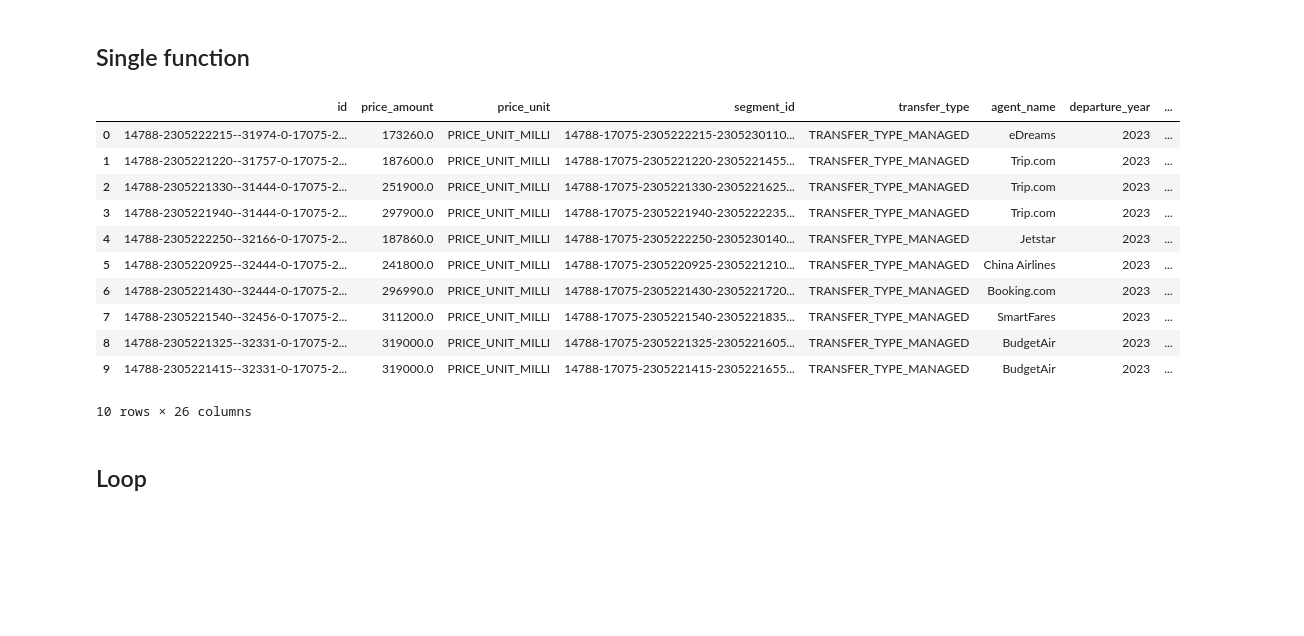
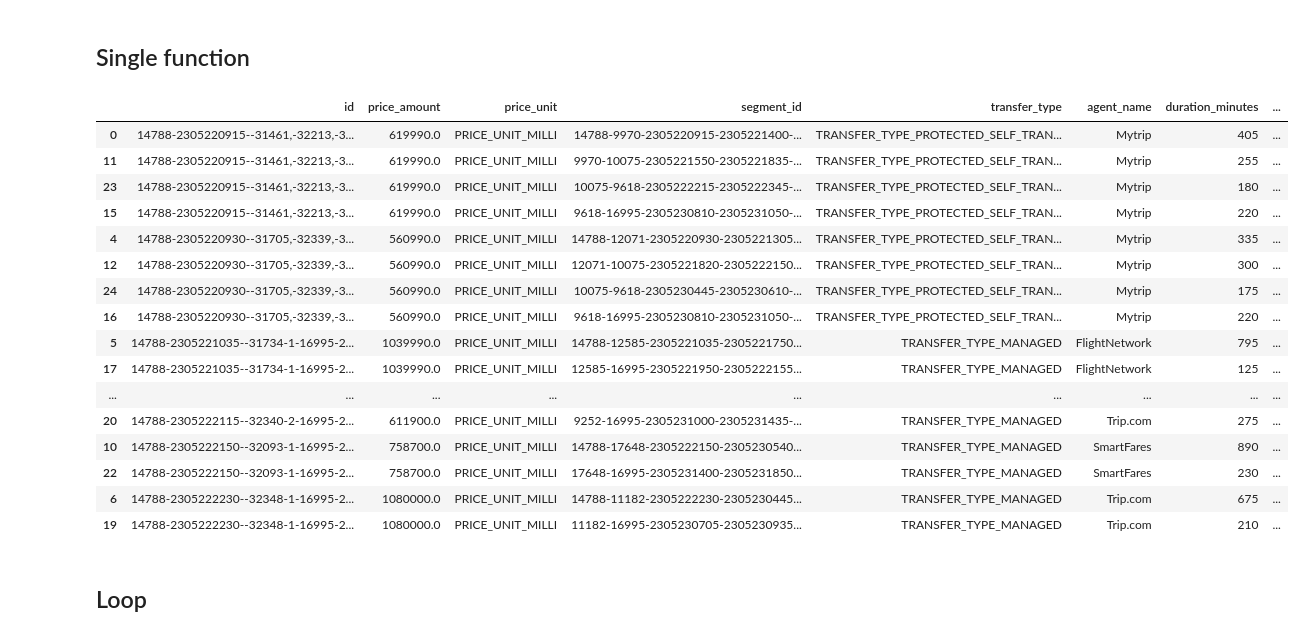
Before and after one commit to vdelimad/tsb-with-reinforcement-learning, a Jupyter notebook: Code/flight_data_gathering.ipynb, the cells around one changed output. Cells and saved outputs as stored; diff of their text form; code cells hidden in the pictures; blank space fills up the shorter version.

```diff
--- a/Code/flight_data_gathering.ipynb
+++ b/Code/flight_data_gathering.ipynb
@@ -222,8 +253,8 @@ def clean_segments_table(flight_tables):
     segments = pd.DataFrame(rows)
 
     # combine time columns
-    #combine_to_datetime(segments, 'departure')
-    #combine_to_datetime(segments, 'arrival')
+    combine_to_datetime(segments, 'departure')
+    combine_to_datetime(segments, 'arrival')
 
     # rename id column
     return segments.rename(columns={'id': 'segment_id'})
@@ -231,5 +262,5 @@ def clean_segments_table(flight_tables):
 
 # test
 segments = clean_segments_table(flight_tables)
-display(segments.head())
+display(segments.head(100))
 # %% [output]
@@ -379,8 +425,19 @@ display(alliances.head())
 ## Combine
 # %%
 def create_full_journey_table(departure_airport, arrival_airport, itineraries_table, agents_table, segments_table, carriers_table, places_table):
-    # sort lowest to higest price
-    trips_df = itineraries_table.sort_values(by="price_amount", ascending=True)
+
+    trips_df = itineraries_table
+
+    # sort by id
+    #trips_df = itineraries_table.sort_values(by="id", ascending=True)
+    #trips_df = trips_df.sort_values(by="price_amount", ascending=True)
+
+    # temp column to preserve order
+    # Add a temporary column to store the original index
+    trips_df['temp_index'] = trips_df.index
+
+
+    # price to float
     trips_df['price_amount'] = trips_df['price_amount'].astype(float)
 
     # drop unecesary columns
@@ -410,8 +467,18 @@ def create_full_journey_table(departure_airport, arrival_airport, itineraries_ta
     trips_df = trips_df.drop(['origin_place_id', 'destination_place_id', 'entity_id_x', 'entity_id_y'], axis=1)
 
     # results don't only show airports requested, remove unrequested airports
-    trips_df = trips_df[trips_df['origin_place_iata'] == departure_airport]
-    trips_df = trips_df[trips_df['destination_place_iata'] == arrival_airport]
+    #trips_df = trips_df[trips_df['origin_place_iata'] == departure_airport]
+    #trips_df = trips_df[trips_df['destination_place_iata'] == arrival_airport]
+
+    # sort and drop temp column
+    # Sort the merged DataFrame based on the temporary column
+    trips_df = trips_df.sort_values('temp_index')
+
+    # Drop the temporary column
+    trips_df = trips_df.drop('temp_index', axis=1)
+
+    #trips_df = trips_df.sort_values(by=['price_amount', 'id'], ascending=[True, True])
+
     return trips_df
 
 
@@ -426,34 +508,39 @@ display(trips_df.head(100))
 # %%
 # set departure and arrival airports
 departure_airport = 'NRT'
-arrival_airport = 'TPE'
+arrival_airport = 'TLV'
 
-def get_flight_data(departure_airport, arrival_airport):
+def get_flight_data(departure_airport, arrival_airport, year, month, day):
 
-    flight_tables = get_flight_tables(departure_airport, arrival_airport)
+    flight_tables = get_flight_tables(departure_airport, arrival_airport, year, month, day)
 
     itineraries_table = clean_itineraries_table(flight_tables)
     agents_table = clean_agents_table(flight_tables)
     segments_table = clean_segments_table(flight_tables)
     carriers_table = clean_carriers_table(flight_tables)
     places_table =clean_places_table(flight_tables)
 
     return create_full_journey_table(departure_airport, arrival_airport, itineraries_table, agents_table, segments_table, carriers_table, places_table)
 
-get_flight_data(departure_airport, arrival_airport)
+get_flight_data(departure_airport, arrival_airport, 2023, 5, 22)
 # %% [output]
-|  | id | price_amount | price_unit | segment_id | transfer_type | agent_name | departure_year | ... |
-| 0 | 14788-2305222215--31974-0-17075-2... | 173260.0 | PRICE_UNIT_MILLI | 14788-17075-2305222215-2305230110... | TRANSFER_TYPE_MANAGED | eDreams | 2023 | ... |
-| 1 | 14788-2305221220--31757-0-17075-2... | 187600.0 | PRICE_UNIT_MILLI | 14788-17075-2305221220-2305221455... | TRANSFER_TYPE_MANAGED | Trip.com | 2023 | ... |
-| 2 | 14788-2305221330--31444-0-17075-2... | 251900.0 | PRICE_UNIT_MILLI | 14788-17075-2305221330-2305221625... | TRANSFER_TYPE_MANAGED | Trip.com | 2023 | ... |
-| 3 | 14788-2305221940--31444-0-17075-2... | 297900.0 | PRICE_UNIT_MILLI | 14788-17075-2305221940-2305222235... | TRANSFER_TYPE_MANAGED | Trip.com | 2023 | ... |
-| 4 | 14788-2305222250--32166-0-17075-2... | 187860.0 | PRICE_UNIT_MILLI | 14788-17075-2305222250-2305230140... | TRANSFER_TYPE_MANAGED | Jetstar | 2023 | ... |
-| 5 | 14788-2305220925--32444-0-17075-2... | 241800.0 | PRICE_UNIT_MILLI | 14788-17075-2305220925-2305221210... | TRANSFER_TYPE_MANAGED | China Airlines | 2023 | ... |
-| 6 | 14788-2305221430--32444-0-17075-2... | 296990.0 | PRICE_UNIT_MILLI | 14788-17075-2305221430-2305221720... | TRANSFER_TYPE_MANAGED | Booking.com | 2023 | ... |
-| 7 | 14788-2305221540--32456-0-17075-2... | 311200.0 | PRICE_UNIT_MILLI | 14788-17075-2305221540-2305221835... | TRANSFER_TYPE_MANAGED | SmartFares | 2023 | ... |
-| 8 | 14788-2305221325--32331-0-17075-2... | 319000.0 | PRICE_UNIT_MILLI | 14788-17075-2305221325-2305221605... | TRANSFER_TYPE_MANAGED | BudgetAir | 2023 | ... |
-| 9 | 14788-2305221415--32331-0-17075-2... | 319000.0 | PRICE_UNIT_MILLI | 14788-17075-2305221415-2305221655... | TRANSFER_TYPE_MANAGED | BudgetAir | 2023 | ... |
+|  | id | price_amount | price_unit | segment_id | transfer_type | agent_name | duration_minutes | ... |
+| 0 | 14788-2305220915--31461,-32213,-3... | 619990.0 | PRICE_UNIT_MILLI | 14788-9970-2305220915-2305221400-... | TRANSFER_TYPE_PROTECTED_SELF_TRAN... | Mytrip | 405 | ... |
+| 11 | 14788-2305220915--31461,-32213,-3... | 619990.0 | PRICE_UNIT_MILLI | 9970-10075-2305221550-2305221835-... | TRANSFER_TYPE_PROTECTED_SELF_TRAN... | Mytrip | 255 | ... |
+| 23 | 14788-2305220915--31461,-32213,-3... | 619990.0 | PRICE_UNIT_MILLI | 10075-9618-2305222215-2305222345-... | TRANSFER_TYPE_PROTECTED_SELF_TRAN... | Mytrip | 180 | ... |
+| 15 | 14788-2305220915--31461,-32213,-3... | 619990.0 | PRICE_UNIT_MILLI | 9618-16995-2305230810-2305231050-... | TRANSFER_TYPE_PROTECTED_SELF_TRAN... | Mytrip | 220 | ... |
+| 4 | 14788-2305220930--31705,-32339,-3... | 560990.0 | PRICE_UNIT_MILLI | 14788-12071-2305220930-2305221305... | TRANSFER_TYPE_PROTECTED_SELF_TRAN... | Mytrip | 335 | ... |
+| 12 | 14788-2305220930--31705,-32339,-3... | 560990.0 | PRICE_UNIT_MILLI | 12071-10075-2305221820-2305222150... | TRANSFER_TYPE_PROTECTED_SELF_TRAN... | Mytrip | 300 | ... |
+| 24 | 14788-2305220930--31705,-32339,-3... | 560990.0 | PRICE_UNIT_MILLI | 10075-9618-2305230445-2305230610-... | TRANSFER_TYPE_PROTECTED_SELF_TRAN... | Mytrip | 175 | ... |
+| 16 | 14788-2305220930--31705,-32339,-3... | 560990.0 | PRICE_UNIT_MILLI | 9618-16995-2305230810-2305231050-... | TRANSFER_TYPE_PROTECTED_SELF_TRAN... | Mytrip | 220 | ... |
+| 5 | 14788-2305221035--31734-1-16995-2... | 1039990.0 | PRICE_UNIT_MILLI | 14788-12585-2305221035-2305221750... | TRANSFER_TYPE_MANAGED | FlightNetwork | 795 | ... |
+| 17 | 14788-2305221035--31734-1-16995-2... | 1039990.0 | PRICE_UNIT_MILLI | 12585-16995-2305221950-2305222155... | TRANSFER_TYPE_MANAGED | FlightNetwork | 125 | ... |
+| ... | ... | ... | ... | ... | ... | ... | ... | ... |
+| 20 | 14788-2305222115--32340-2-16995-2... | 611900.0 | PRICE_UNIT_MILLI | 9252-16995-2305231000-2305231435-... | TRANSFER_TYPE_MANAGED | Trip.com | 275 | ... |
+| 10 | 14788-2305222150--32093-1-16995-2... | 758700.0 | PRICE_UNIT_MILLI | 14788-17648-2305222150-2305230540... | TRANSFER_TYPE_MANAGED | SmartFares | 890 | ... |
+| 22 | 14788-2305222150--32093-1-16995-2... | 758700.0 | PRICE_UNIT_MILLI | 17648-16995-2305231400-2305231850... | TRANSFER_TYPE_MANAGED | SmartFares | 230 | ... |
+| 6 | 14788-2305222230--32348-1-16995-2... | 1080000.0 | PRICE_UNIT_MILLI | 14788-11182-2305222230-2305230445... | TRANSFER_TYPE_MANAGED | Trip.com | 675 | ... |
+| 19 | 14788-2305222230--32348-1-16995-2... | 1080000.0 | PRICE_UNIT_MILLI | 11182-16995-2305230705-2305230935... | TRANSFER_TYPE_MANAGED | Trip.com | 210 | ... |
-10 rows × 26 columns
 # %% [markdown]
 ## Loop
 # %%
```
Also changed, not shown: parts of 18 cells of this notebook, 4 other files.
